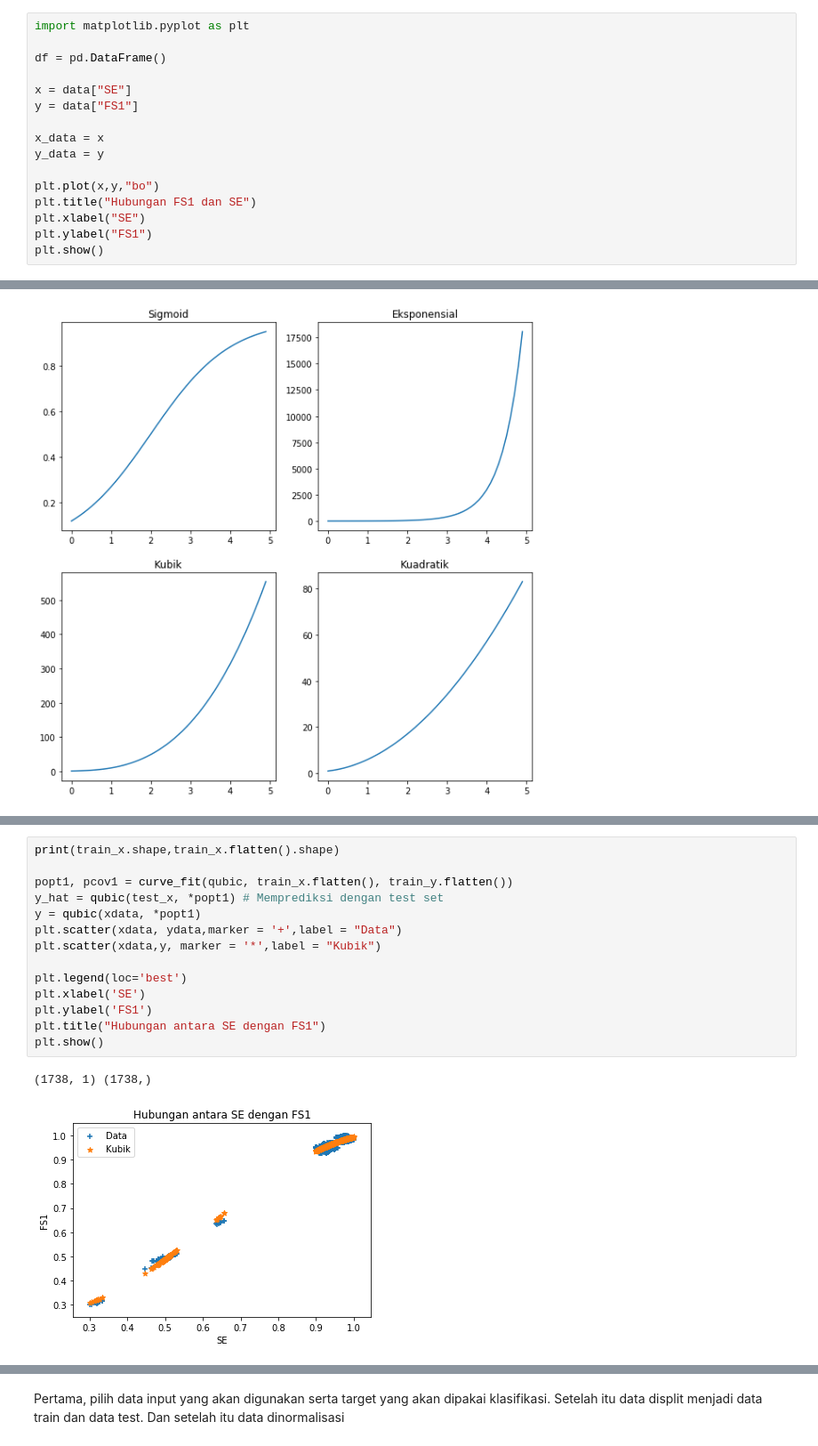
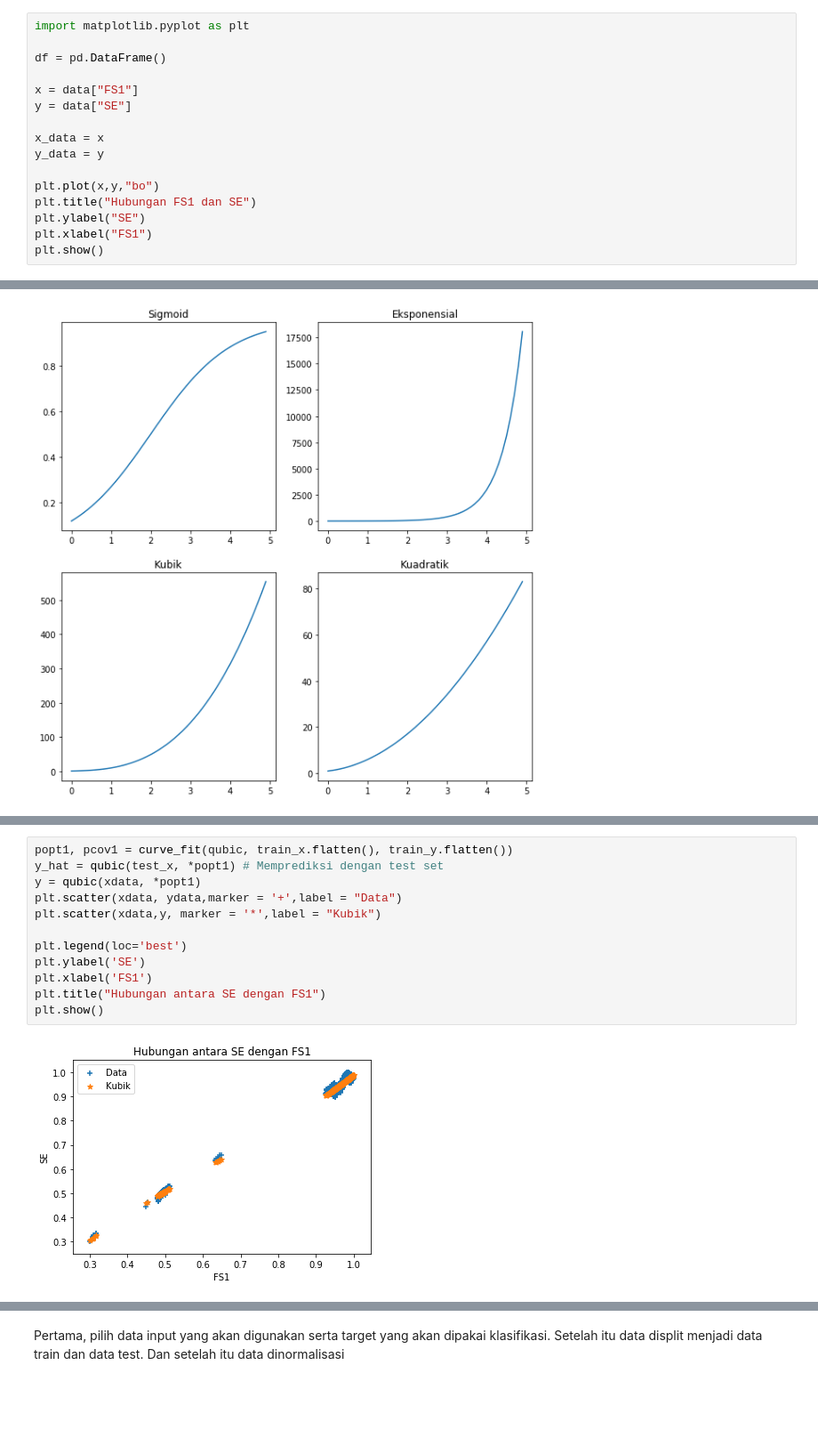
Before and after one commit to triopu/Final-Project, a Jupyter notebook: final_project.ipynb, the cells around one changed output, grey strips where cells are left out. Shown at 89% size. Drawn from its saved outputs; the diff is of its cells as text; blank space fills up the shorter version.

```diff
--- a/final_project.ipynb
+++ b/final_project.ipynb
@@ -174,15 +172,15 @@ import matplotlib.pyplot as plt
 
 df = pd.DataFrame()
 
-x = data["SE"]
-y = data["FS1"]
+x = data["FS1"]
+y = data["SE"]
 
 x_data = x
 y_data = y
 
 plt.plot(x,y,"bo")
 plt.title("Hubungan FS1 dan SE")
-plt.xlabel("SE")
-plt.ylabel("FS1")
+plt.ylabel("SE")
+plt.xlabel("FS1")
 plt.show()
 # %% [output]
@@ -411,17 +436,14 @@ Dari tabel diatas, regresi terbaik adalah Kubik, dengan nilai MAE dan MSE terend
 # %%
-print(train_x.shape,train_x.flatten().shape)
-
 popt1, pcov1 = curve_fit(qubic, train_x.flatten(), train_y.flatten())
 y_hat = qubic(test_x, *popt1) # Memprediksi dengan test set
 y = qubic(xdata, *popt1)
 plt.scatter(xdata, ydata,marker = '+',label = "Data")
 plt.scatter(xdata,y, marker = '*',label = "Kubik")
 
 plt.legend(loc='best')
-plt.xlabel('SE')
-plt.ylabel('FS1')
+plt.ylabel('SE')
+plt.xlabel('FS1')
 plt.title("Hubungan antara SE dengan FS1")
 plt.show()
 # %% [output]
-(1738, 1) (1738,)
-[figure, old version]
+[figure, new version]
```
Also changed, not shown: parts of 14 cells of this notebook, 1 other file.
